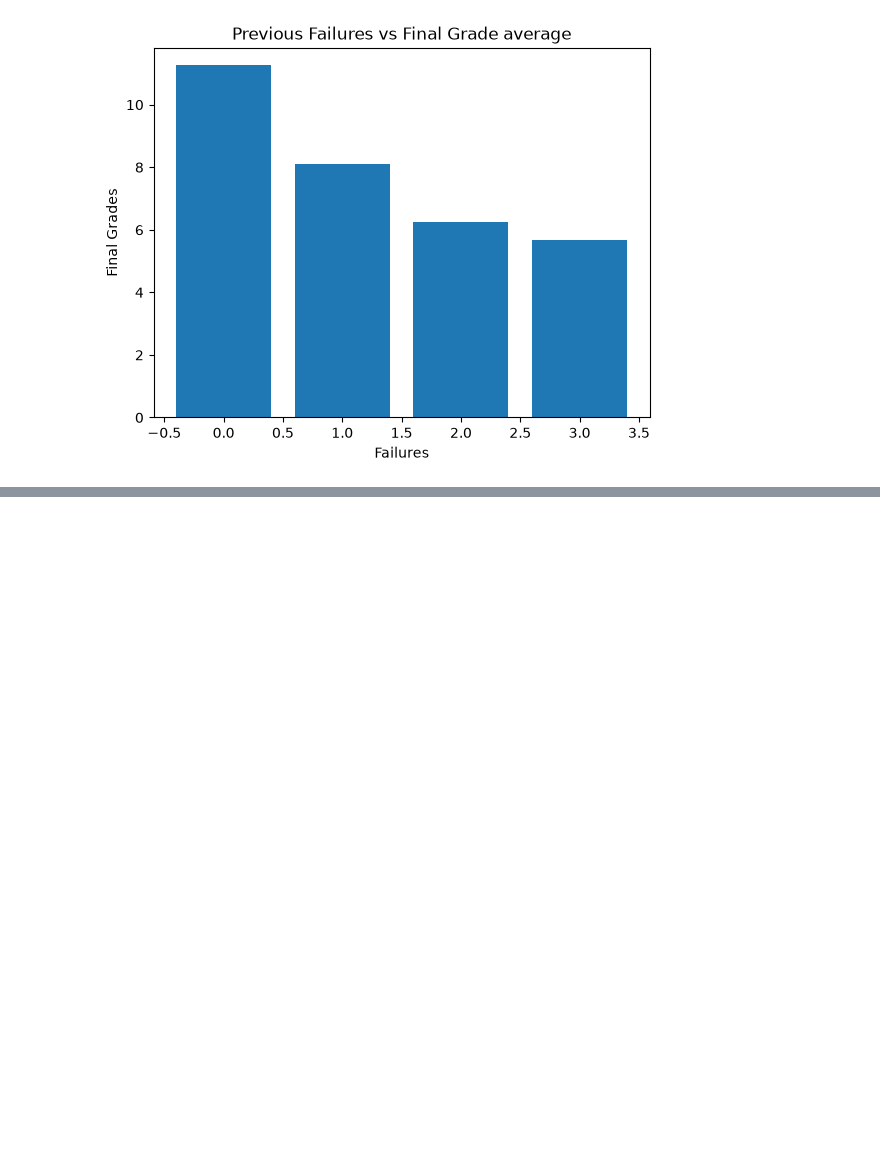
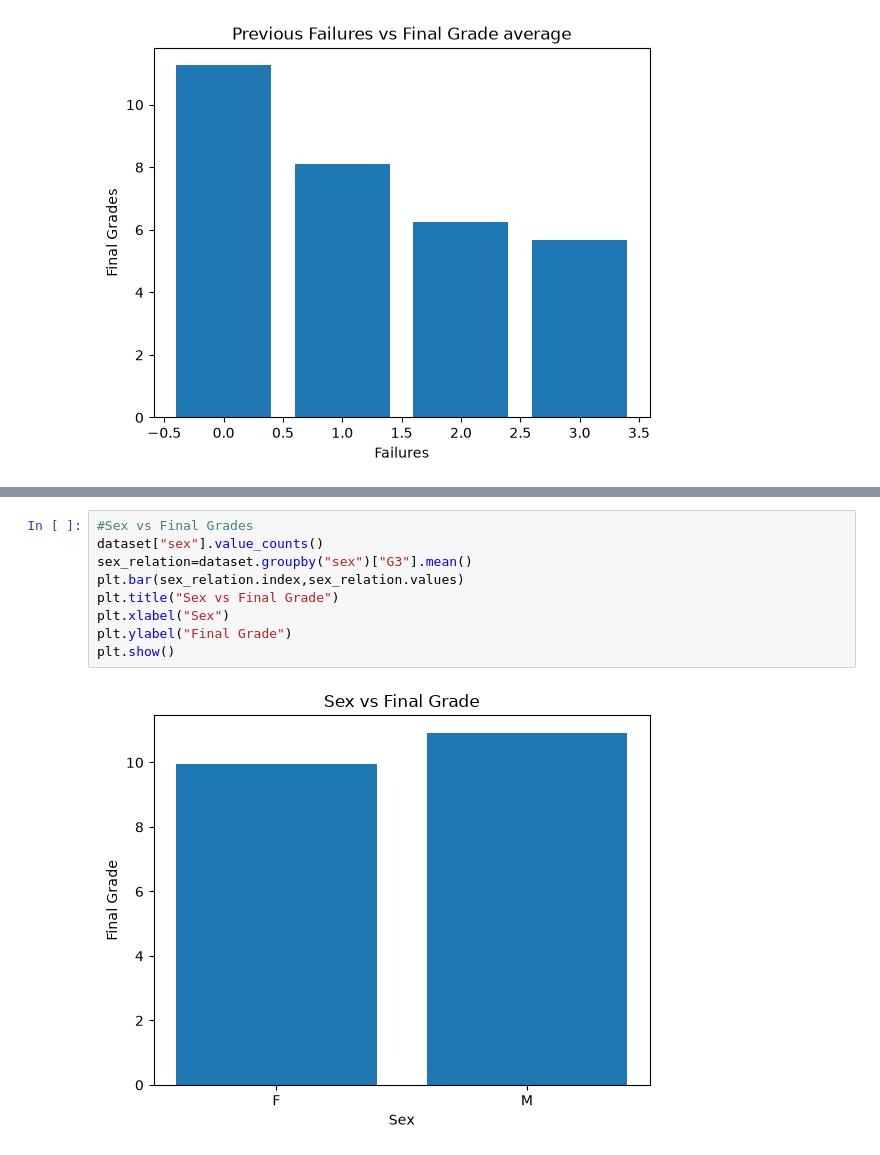
Before and after one commit to muhammadaqil-0504/Student-performance-Analysis, a Jupyter notebook: student performance analysis system.ipynb, the cells around one changed output, grey strips where cells are left out. Cells and saved outputs as stored; diff of their text form; blank space fills up the shorter version.

```diff
--- a/student performance analysis system.ipynb
+++ b/student performance analysis system.ipynb
@@ -99,0 +122,11 @@ plt.show()
+# %%
+#Sex vs Final Grades
+dataset["sex"].value_counts()
+sex_relation=dataset.groupby("sex")["G3"].mean()
+plt.bar(sex_relation.index,sex_relation.values)
+plt.title("Sex vs Final Grade")
+plt.xlabel("Sex")
+plt.ylabel("Final Grade")
+plt.show()
+# %% [output]
+[figure, added]
```
Also changed, not shown: parts of 2 cells of this notebook, 2 other files.
